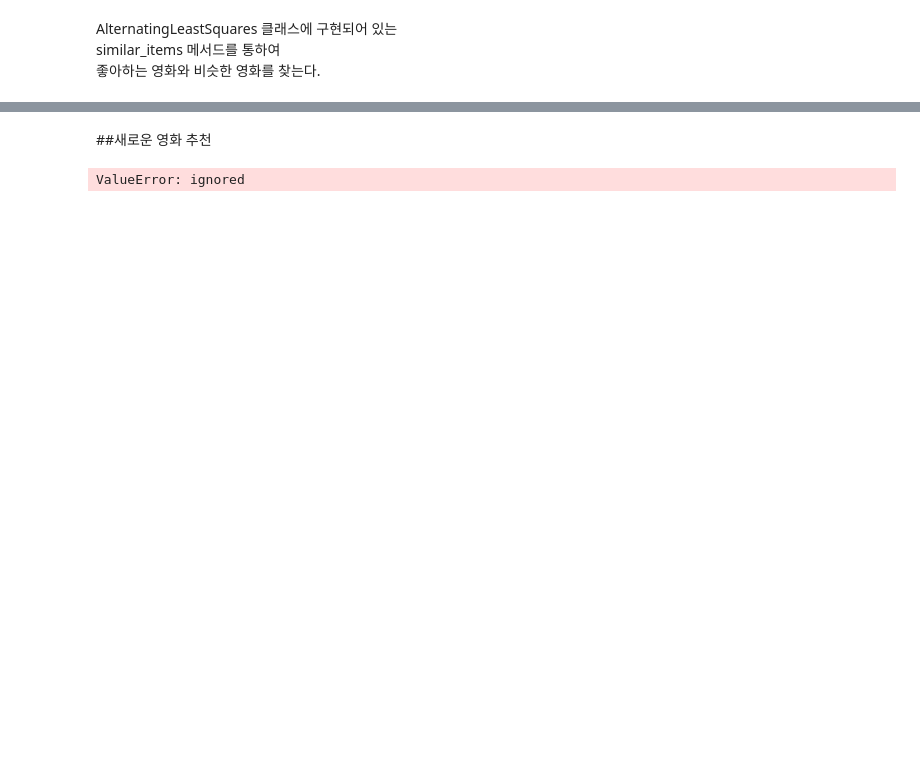
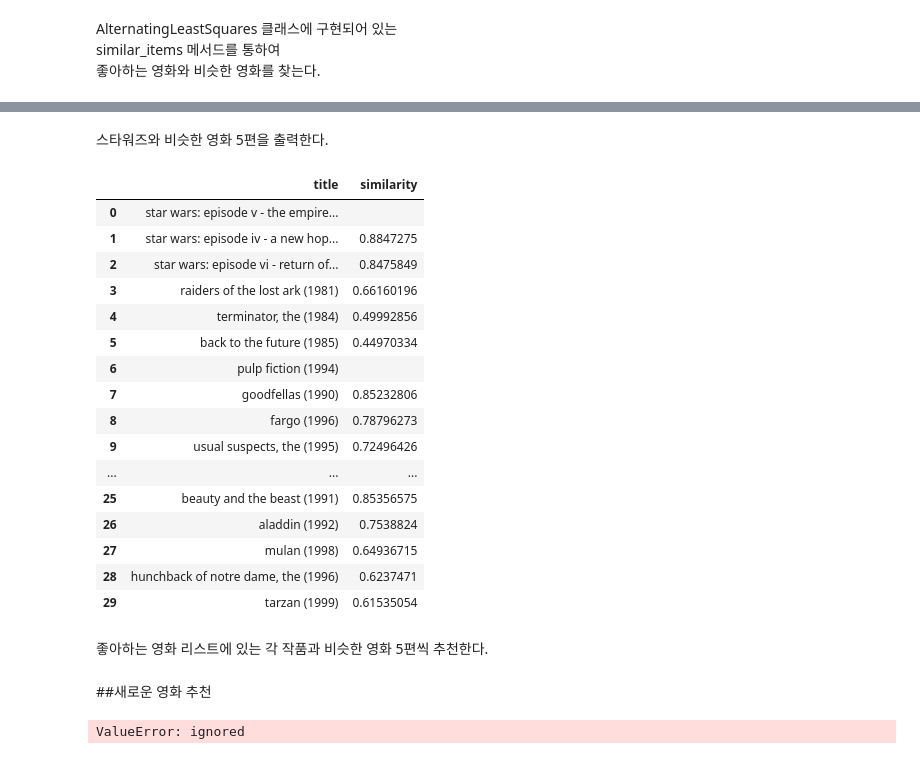
Before and after one commit to minseok0809/aiffel-ai-project, a Jupyter notebook: ai-study/[E_15]RecommenderSystem(Movie).ipynb, the cells around one changed output, grey strips where cells are left out. Cells and saved outputs as stored; diff of their text form; code cells hidden in the pictures; blank space fills up the shorter version.

```diff
--- a/ai-study/[E_15]RecommenderSystem(Movie).ipynb
+++ b/ai-study/[E_15]RecommenderSystem(Movie).ipynb
@@ -470,10 +473,6 @@ Alternating Least Squares 모델이 좋아하는 영화에 대한 선호도를
 # %% [markdown]
 ##비슷한 영화 추천
 # %%
+title_unique = movies_ratings_update['title'].unique()
+title_to_idx = {v:k for k,v in enumerate(title_unique)}
 idx_to_title = {v:k for k,v in title_to_idx.items()}
-# %%
-def get_similar_title(title_name: str):
-    title_id = title_to_idx[title_name]
-    similar_title = als_model.similar_items(title_id)
-    similar_title = [idx_to_title[i[0]] for i in similar_title]
-    return similar_title
@@ -498,2 +515,48 @@ AlternatingLeastSquares 클래스에 구현되어 있는
+# %% [markdown]
+스타워즈와 비슷한 영화 5편을 출력한다.
+# %%
+favorite_title_list = ['star wars: episode v - the empire strikes back (1980)', 'pulp fiction (1994)',
+                       '2001: a space odyssey (1968)', 'titanic (1997)', 'lion king, the (1994)']
+
+favorite_movie_similar_collection = pd.DataFrame(index=range(0, 1), columns = {'title'})
+
+for i in favorite_title_list:
+  favorite_movie_similar_collection = favorite_movie_similar_collection.append({'similarity':'', 'title': i},ignore_index=True)
+  favorite_movie_similar_collection = favorite_movie_similar_collection.append(get_similar_title(i))
+
+favorite_movie_similar_collection = favorite_movie_similar_collection.iloc[1:, :]
+favorite_movie_similar_collection = favorite_movie_similar_collection.reset_index()
+favorite_movie_similar_collection = favorite_movie_similar_collection [['title', 'similarity']]
+# %%
+def draw_color_cell(x,color):
+    color = f'background-color:{color}'
+    return color
+
+color_column = []
+
+for i in range(len(favorite_title_list)):
+  color_column.append(6*i)
+
+favorite_movie_similar_collection.style.applymap(draw_color_cell,color='#767575',subset=pd.IndexSlice[color_column,'title':'similarity'])
+# %% [output]
+|  | title | similarity |
+| 0 | star wars: episode v - the empire... |  |
+| 1 | star wars: episode iv - a new hop... | 0.8847275 |
+| 2 | star wars: episode vi - return of... | 0.8475849 |
+| 3 | raiders of the lost ark (1981) | 0.66160196 |
+| 4 | terminator, the (1984) | 0.49992856 |
+| 5 | back to the future (1985) | 0.44970334 |
+| 6 | pulp fiction (1994) |  |
+| 7 | goodfellas (1990) | 0.85232806 |
+| 8 | fargo (1996) | 0.78796273 |
+| 9 | usual suspects, the (1995) | 0.72496426 |
+| ... | ... | ... |
+| 25 | beauty and the beast (1991) | 0.85356575 |
+| 26 | aladdin (1992) | 0.7538824 |
+| 27 | mulan (1998) | 0.64936715 |
+| 28 | hunchback of notre dame, the (1996) | 0.6237471 |
+| 29 | tarzan (1999) | 0.61535054 |
+# %% [markdown]
+좋아하는 영화 리스트에 있는 각 작품과 비슷한 영화 5편씩 추천한다.
 # %% [markdown]
 ##새로운 영화 추천
```
Also changed, not shown: parts of 25 cells of this notebook.
